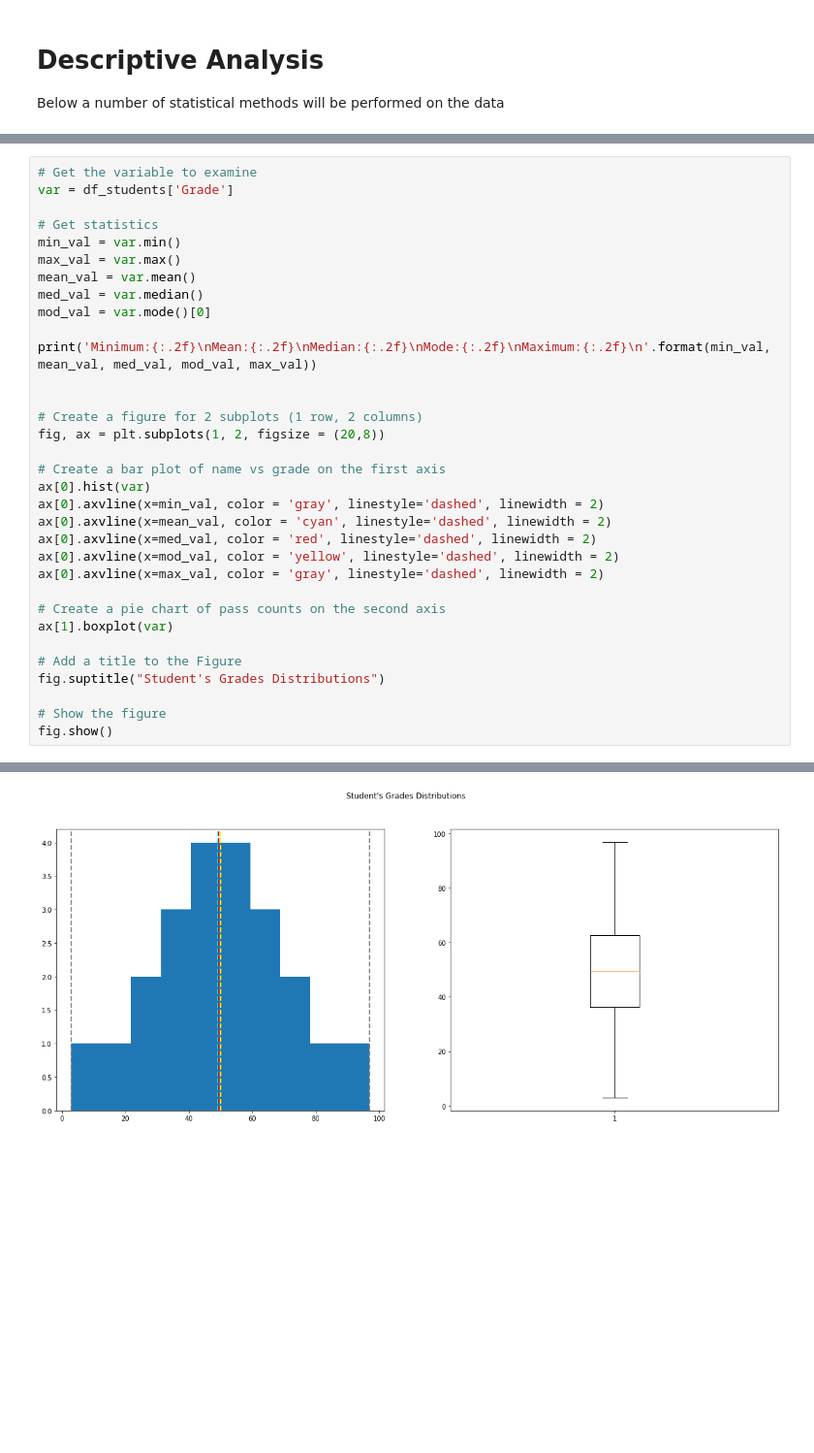
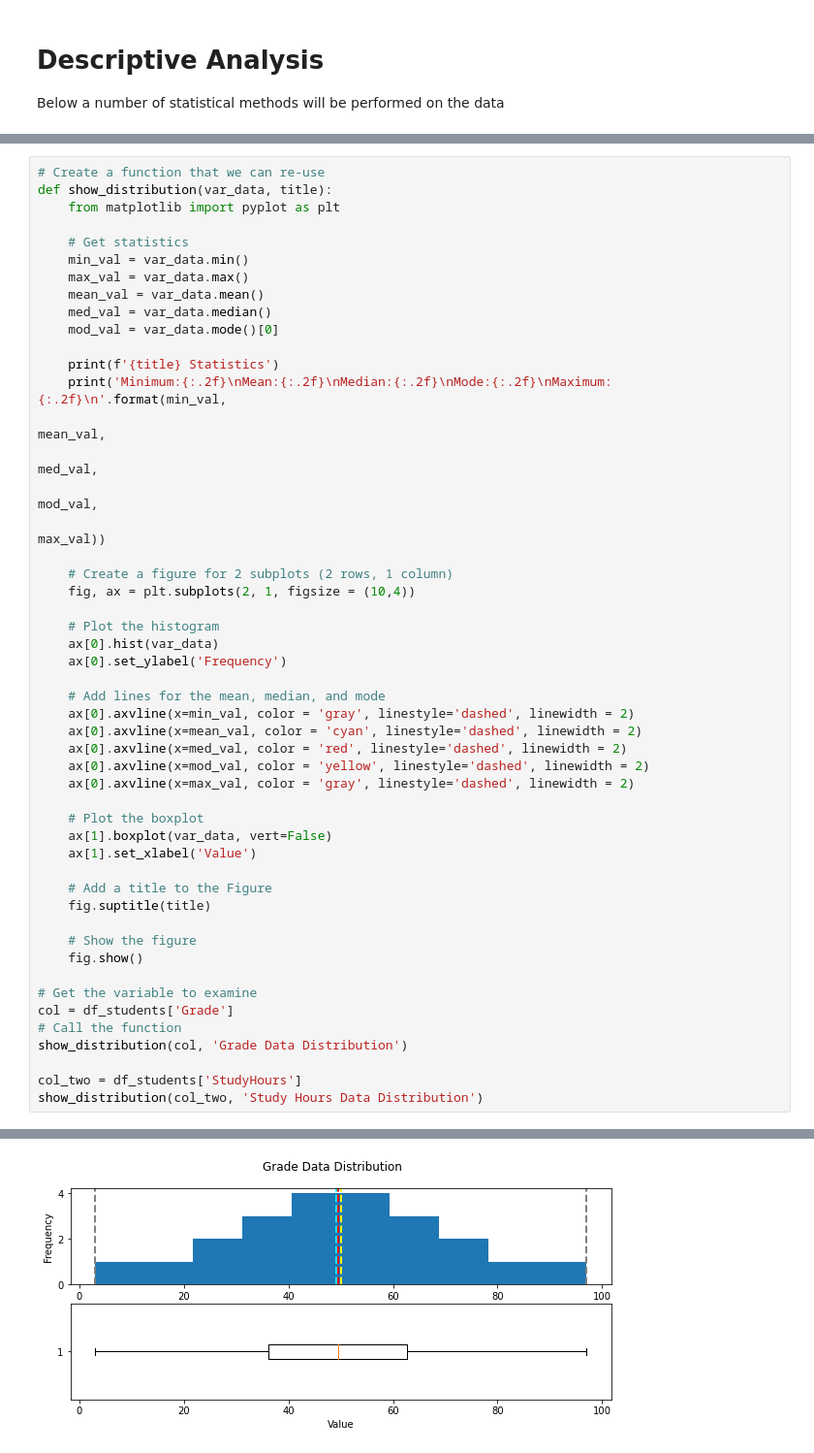
Before and after one commit to guypwhunt/regression_machine_learning, a Jupyter notebook: data_exploration.ipynb, the cells around one changed output, grey strips where cells are left out. Shown at 97% size. Cells and saved outputs as stored; diff of their text form; blank space fills up the shorter version.

Commit message:
Updated Plots

```diff
--- a/data_exploration.ipynb
+++ b/data_exploration.ipynb
@@ -226,34 +226,51 @@ Below a number of statistical methods will be performed on the data
 # %%
+# Create a function that we can re-use
+def show_distribution(var_data, title):
+    from matplotlib import pyplot as plt
+
+    # Get statistics
+    min_val = var_data.min()
+    max_val = var_data.max()
+    mean_val = var_data.mean()
+    med_val = var_data.median()
+    mod_val = var_data.mode()[0]
+
+    print(f'{title} Statistics')
+    print('Minimum:{:.2f}\nMean:{:.2f}\nMedian:{:.2f}\nMode:{:.2f}\nMaximum:{:.2f}\n'.format(min_val,
+                                                                                            mean_val,
+                                                                                            med_val,
+                                                                                            mod_val,
+                                                                                            max_val))
+
+    # Create a figure for 2 subplots (2 rows, 1 column)
+    fig, ax = plt.subplots(2, 1, figsize = (10,4))
+
+    # Plot the histogram
+    ax[0].hist(var_data)
+    ax[0].set_ylabel('Frequency')
+
+    # Add lines for the mean, median, and mode
+    ax[0].axvline(x=min_val, color = 'gray', linestyle='dashed', linewidth = 2)
+    ax[0].axvline(x=mean_val, color = 'cyan', linestyle='dashed', linewidth = 2)
+    ax[0].axvline(x=med_val, color = 'red', linestyle='dashed', linewidth = 2)
+    ax[0].axvline(x=mod_val, color = 'yellow', linestyle='dashed', linewidth = 2)
+    ax[0].axvline(x=max_val, color = 'gray', linestyle='dashed', linewidth = 2)
+
+    # Plot the boxplot
+    ax[1].boxplot(var_data, vert=False)
+    ax[1].set_xlabel('Value')
+
+    # Add a title to the Figure
+    fig.suptitle(title)
+
+    # Show the figure
+    fig.show()
+
 # Get the variable to examine
-var = df_students['Grade']
+col = df_students['Grade']
+# Call the function
+show_distribution(col, 'Grade Data Distribution')
 
-# Get statistics
-min_val = var.min()
-max_val = var.max()
-mean_val = var.mean()
-med_val = var.median()
-mod_val = var.mode()[0]
-
-print('Minimum:{:.2f}\nMean:{:.2f}\nMedian:{:.2f}\nMode:{:.2f}\nMaximum:{:.2f}\n'.format(min_val, mean_val, med_val, mod_val, max_val))
-
-
-# Create a figure for 2 subplots (1 row, 2 columns)
-fig, ax = plt.subplots(1, 2, figsize = (20,8))
-
-# Create a bar plot of name vs grade on the first axis
-ax[0].hist(var)
-ax[0].axvline(x=min_val, color = 'gray', linestyle='dashed', linewidth = 2)
-ax[0].axvline(x=mean_val, color = 'cyan', linestyle='dashed', linewidth = 2)
-ax[0].axvline(x=med_val, color = 'red', linestyle='dashed', linewidth = 2)
-ax[0].axvline(x=mod_val, color = 'yellow', linestyle='dashed', linewidth = 2)
-ax[0].axvline(x=max_val, color = 'gray', linestyle='dashed', linewidth = 2)
-
-# Create a pie chart of pass counts on the second axis
-ax[1].boxplot(var)
-
-# Add a title to the Figure
-fig.suptitle("Student's Grades Distributions")
-
-# Show the figure
-fig.show()
+col_two = df_students['StudyHours']
+show_distribution(col_two, 'Study Hours Data Distribution')
 # %% [output]
@@ -265 +290 @@ Maximum:97.00
-[figure, old version]
+[figure, new version]
```
Also changed, not shown: parts of 4 cells of this notebook.
